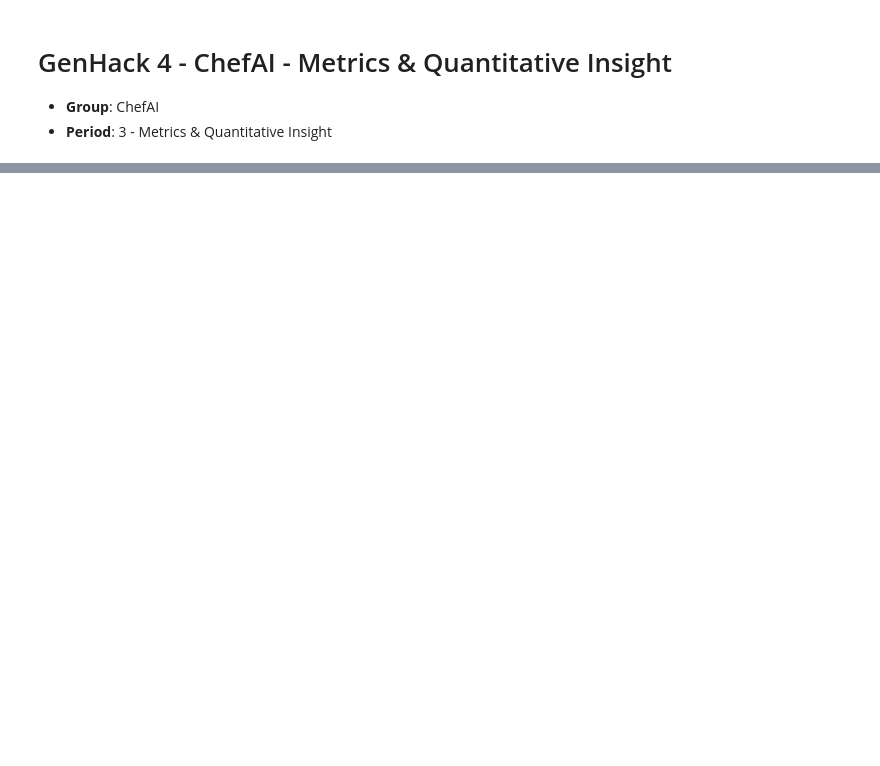
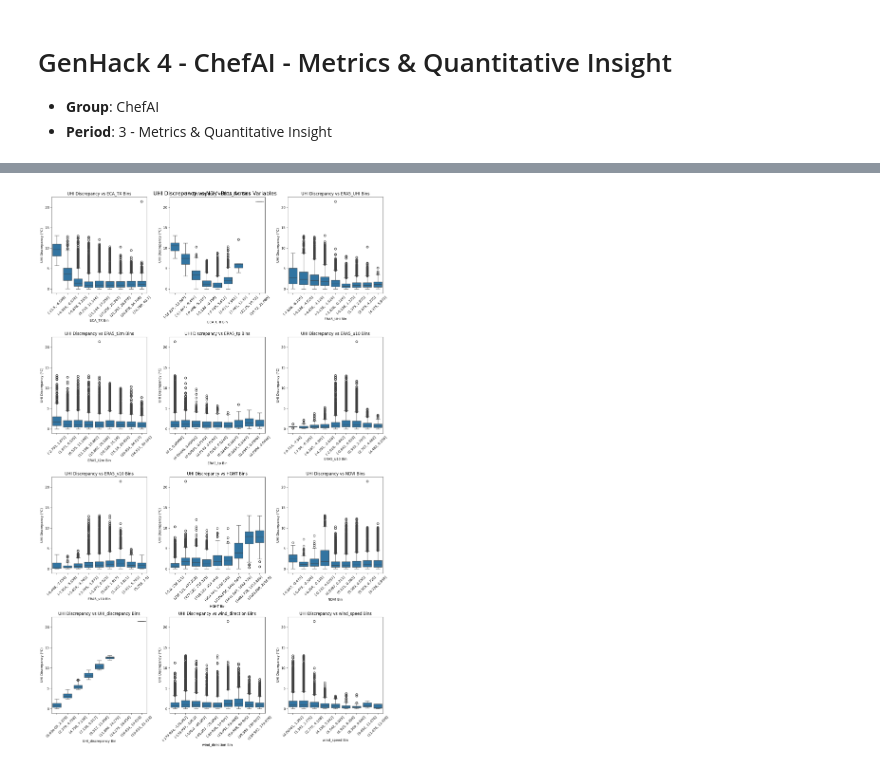
Before and after one commit to VaiTon/GenHack4, a Jupyter notebook: 3_metrics/week3_team29.ipynb, the cells around one changed output, grey strips where cells are left out. Saved outputs shown, nothing was run; the diff lists cells and outputs as text; code cells hidden in the pictures; blank space fills up the shorter version.

```diff
--- a/3_metrics/week3_team29.ipynb
+++ b/3_metrics/week3_team29.ipynb
@@ -131,0 +897,32 @@ def ndvi_read_xr_bbox_clip(path: str, gdf: gpd.GeoDataFrame) -> xr.DataArray:
+# %%
+relevant_columns = stats_df_preproc.columns.difference(["date"])
+
+ncols = 3
+nrows = math.ceil(len(relevant_columns) / ncols)
+fig, axes = plt.subplots(nrows=nrows, ncols=ncols, figsize=(5 * ncols, 6 * nrows))
+axes = axes.flatten()
+
+# Create NDVI bins for grouping
+for idx, var in enumerate(relevant_columns):
+    bins = np.linspace(stats_df_preproc[var].min(), stats_df_preproc[var].max(), 10)
+    var_bin = pd.cut(stats_df_preproc[var], bins=bins)
+    sns.boxplot(
+        data=stats_df_preproc.assign(**{f"{var}_bin": var_bin}),
+        x=f"{var}_bin",
+        y="UHI_discrepancy",
+        ax=axes[idx],
+    )
+    axes[idx].set_title(f"UHI Discrepancy vs {var} Bins")
+    axes[idx].set_xlabel(f"{var} Bin")
+    axes[idx].set_ylabel("UHI Discrepancy (°C)")
+    axes[idx].tick_params(axis="x", rotation=45)
+
+
+for i in range(len(relevant_columns), len(axes)):
+    fig.delaxes(axes[i])
+
+fig.suptitle("UHI Discrepancy vs NDVI Bins Across Variables", fontsize=16)
+plt.tight_layout()
+plt.show()
+# %% [output]
+[figure, added]
```
Also changed, not shown: parts of 59 cells of this notebook, 2 other files.
